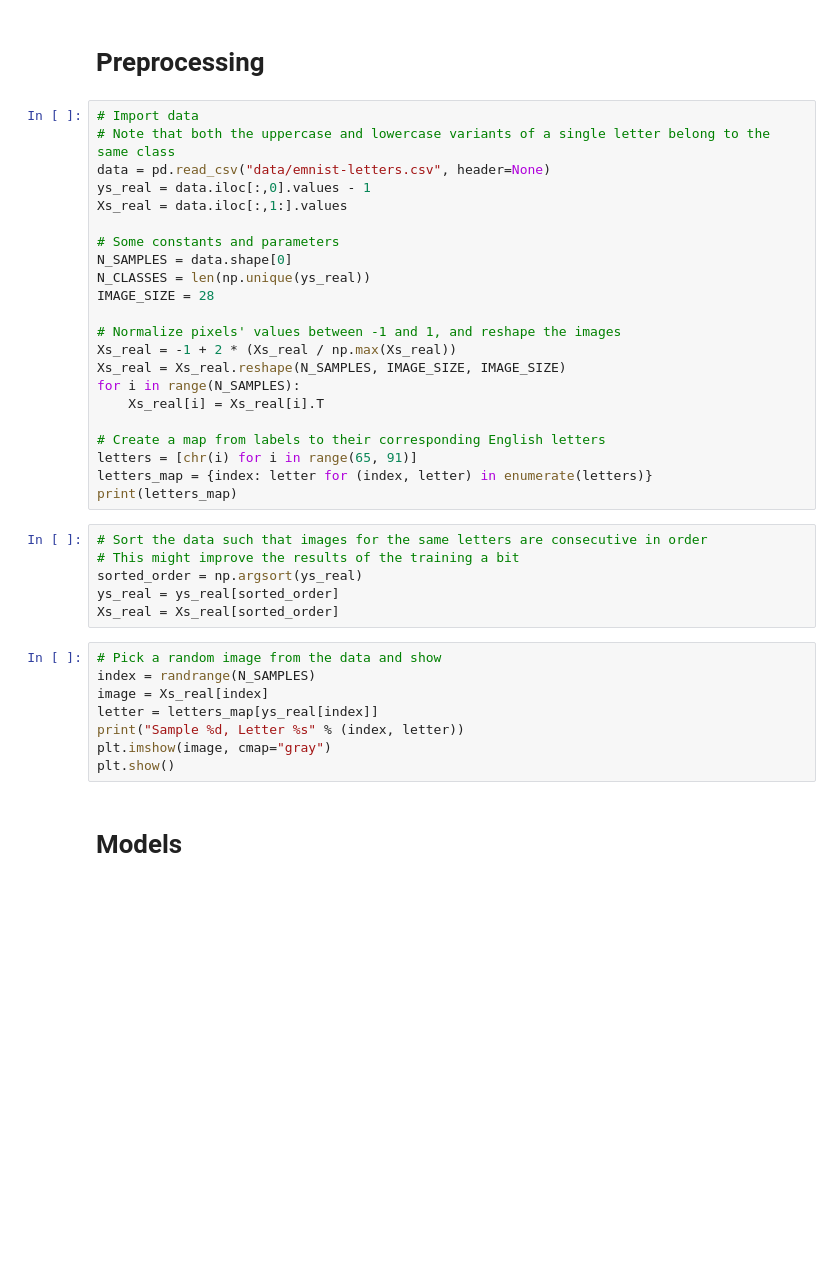
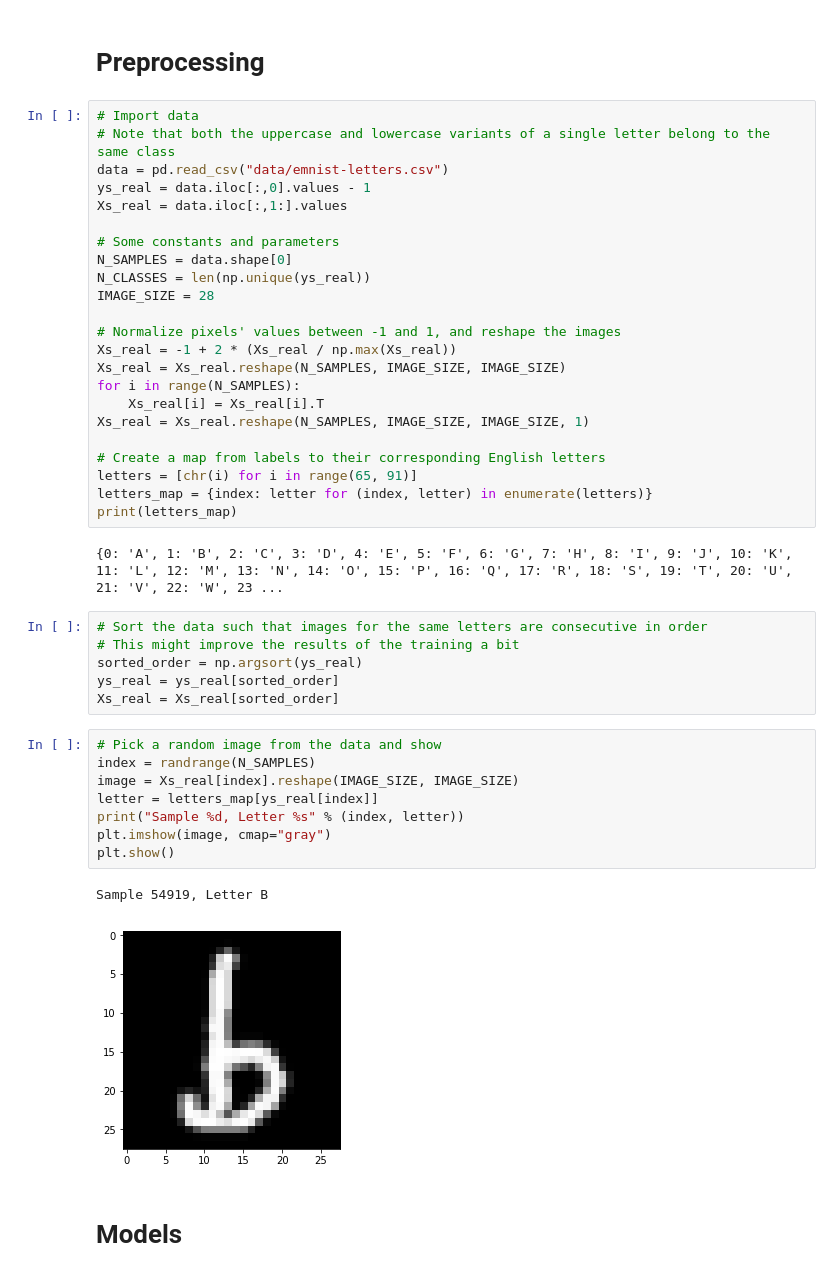
Before and after one commit to Vioh/SSY340, a Jupyter notebook: project/project.ipynb, the cells around one changed output. Cells and saved outputs as stored; diff of their text form; blank space fills up the shorter version.

```diff
--- a/project/project.ipynb
+++ b/project/project.ipynb
@@ -27,7 +30,7 @@ import keras.backend as K
 # %%
 # Import data
 # Note that both the uppercase and lowercase variants of a single letter belong to the same class
-data = pd.read_csv("data/emnist-letters.csv", header=None)
+data = pd.read_csv("data/emnist-letters.csv")
 ys_real = data.iloc[:,0].values - 1
 Xs_real = data.iloc[:,1:].values
 
@@ -41,11 +44,14 @@ Xs_real = -1 + 2 * (Xs_real / np.max(Xs_real))
 Xs_real = Xs_real.reshape(N_SAMPLES, IMAGE_SIZE, IMAGE_SIZE)
 for i in range(N_SAMPLES):
     Xs_real[i] = Xs_real[i].T
+Xs_real = Xs_real.reshape(N_SAMPLES, IMAGE_SIZE, IMAGE_SIZE, 1)
 
 # Create a map from labels to their corresponding English letters
 letters = [chr(i) for i in range(65, 91)]
 letters_map = {index: letter for (index, letter) in enumerate(letters)}
 print(letters_map)
+# %% [output]
+{0: 'A', 1: 'B', 2: 'C', 3: 'D', 4: 'E', 5: 'F', 6: 'G', 7: 'H', 8: 'I', 9: 'J', 10: 'K', 11: 'L', 12: 'M', 13: 'N', 14: 'O', 15: 'P', 16: 'Q', 17: 'R', 18: 'S', 19: 'T', 20: 'U', 21: 'V', 22: 'W', 23 ...
 # %%
 # Sort the data such that images for the same letters are consecutive in order
 # This might improve the results of the training a bit
@@ -55,11 +61,14 @@ Xs_real = Xs_real[sorted_order]
 # %%
 # Pick a random image from the data and show
 index = randrange(N_SAMPLES)
-image = Xs_real[index]
+image = Xs_real[index].reshape(IMAGE_SIZE, IMAGE_SIZE)
 letter = letters_map[ys_real[index]]
 print("Sample %d, Letter %s" % (index, letter))
 plt.imshow(image, cmap="gray")
 plt.show()
+# %% [output]
+Sample 54919, Letter B
+[figure, added]
 # %% [markdown]
 # Models
 # %%
```
Also changed, not shown: parts of 9 cells of this notebook.
